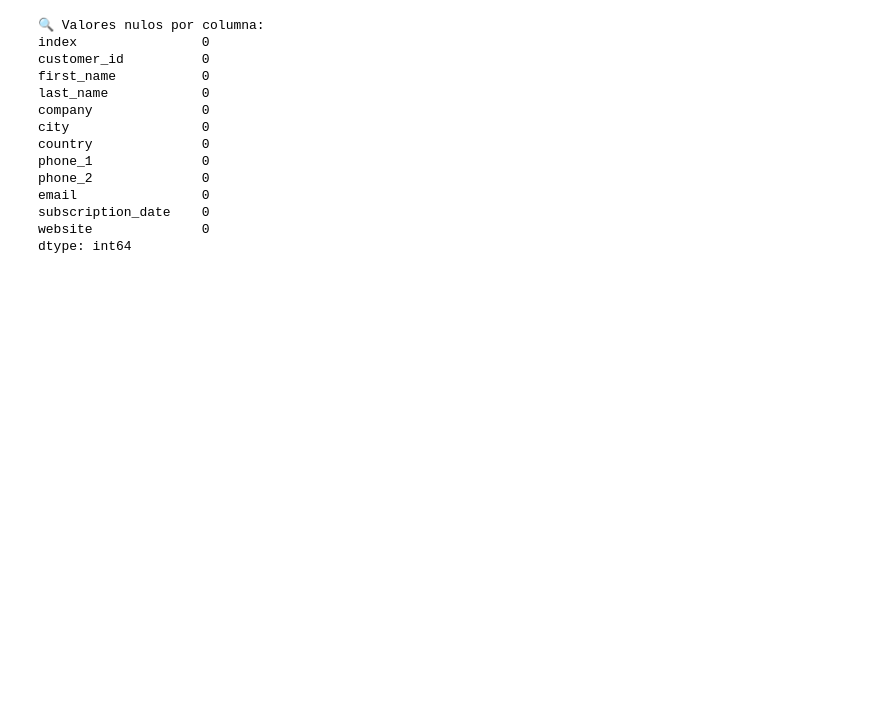
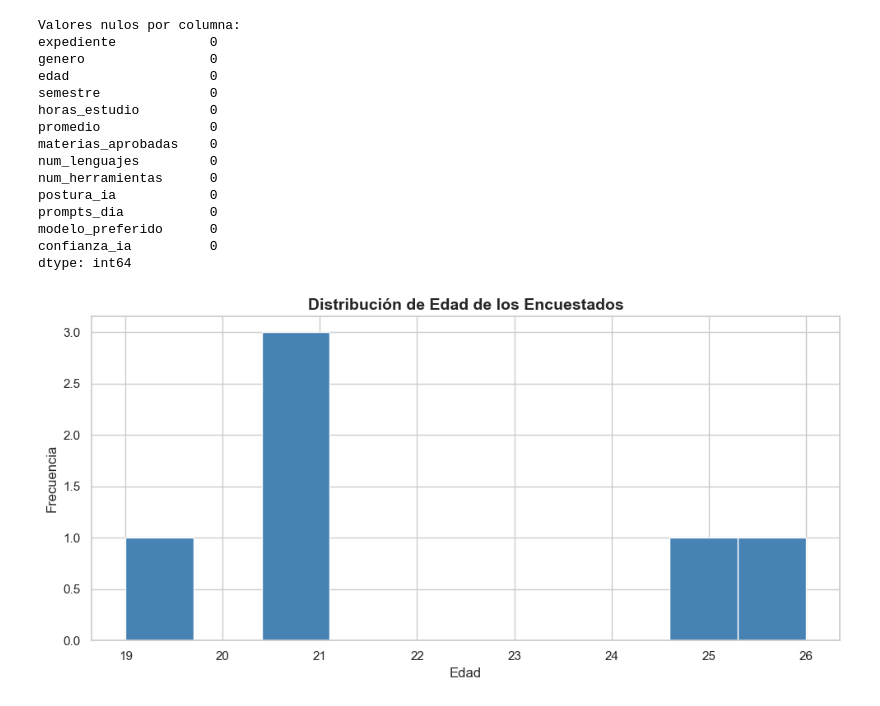
Before and after one commit to Itzel921/Reporte-del-impacto-IA-en-estudiantes-, a Jupyter notebook: logica/reporte.ipynb, the cells around one changed output. Saved outputs shown, nothing was run; the diff lists cells and outputs as text; code cells hidden in the pictures; blank space fills up the shorter version.

```diff
--- a/logica/reporte.ipynb
+++ b/logica/reporte.ipynb
@@ -70,18 +83,30 @@ Registros: 100 encuestados, 12 variables
 # %%
-print("🔍 Valores nulos por columna:")
+print("Valores nulos por columna:")
 print(df.isnull().sum())
 # %% [output]
-🔍 Valores nulos por columna:
-index                0
-customer_id          0
-first_name           0
-last_name            0
-company              0
-city                 0
-country              0
-phone_1              0
-phone_2              0
-email                0
-subscription_date    0
-website              0
+Valores nulos por columna:
+expediente            0
+genero                0
+edad                  0
+semestre              0
+horas_estudio         0
+promedio              0
+materias_aprobadas    0
+num_lenguajes         0
+num_herramientas      0
+postura_ia            0
+prompts_dia           0
+modelo_preferido      0
+confianza_ia          0
 dtype: int64
+# %%
+fig, ax = plt.subplots()
+ax.hist(df['edad'], bins=10, color='steelblue', edgecolor='white')
+ax.set_title('Distribución de Edad de los Encuestados', fontsize=14, fontweight='bold')
+ax.set_xlabel('Edad')
+ax.set_ylabel('Frecuencia')
+plt.tight_layout()
+plt.savefig('edad.png', dpi=150)
+plt.show()
+# %% [output]
+[figure, added]
```
Also changed, not shown: parts of 17 cells of this notebook, 14 other files.
